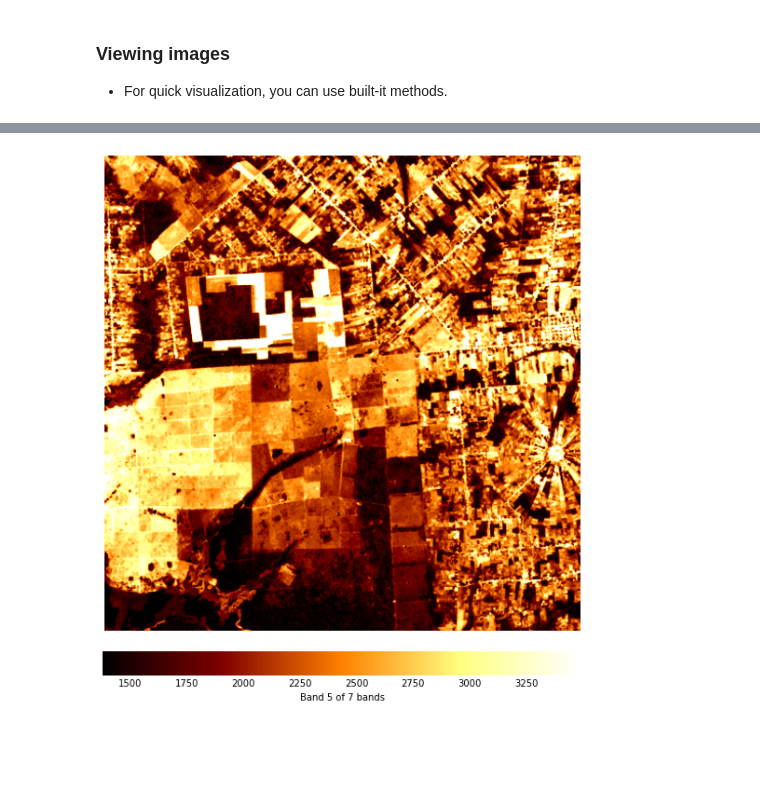
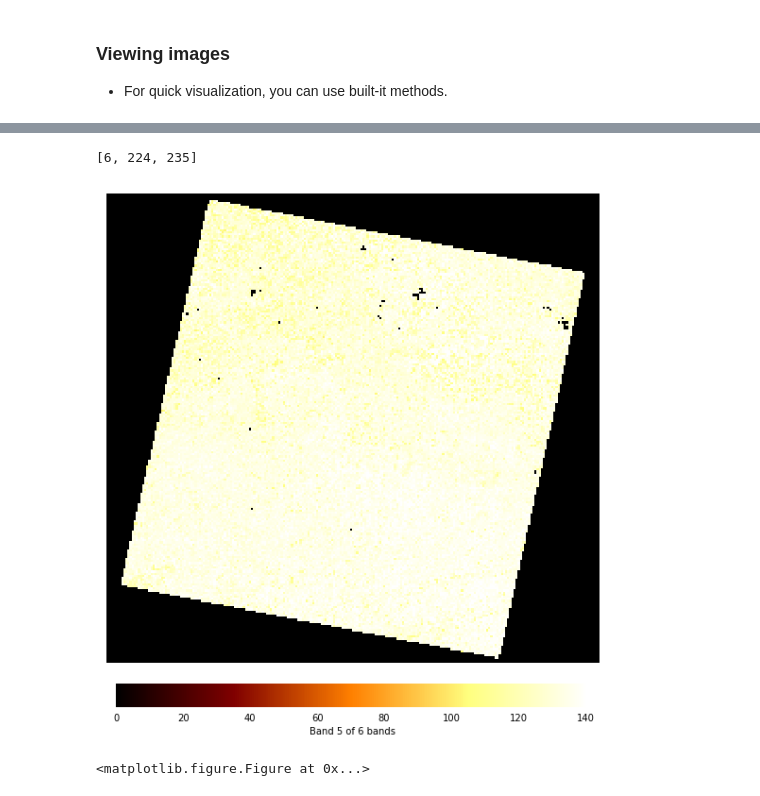
Before and after one commit to jgrss/mpglue, a Jupyter notebook: notebooks/image_handling.ipynb, the cells around one changed output, grey strips where cells are left out. Drawn from its saved outputs; the diff is of its cells as text; code cells hidden in the pictures; blank space fills up the shorter version.

```diff
--- a/notebooks/image_handling.ipynb
+++ b/notebooks/image_handling.ipynb
@@ -118,4 +127,9 @@ print image_array.shape
 # %%
 # Open a 500 x 500 pixel array
 with gl.ropen(image2open) as i_info:
-    image_array = i_info.read(bands2open=[3, 4], i=20, j=30, rows=50, cols=50)
+
+    image_array = i_info.read(bands2open=[3, 4],
+                              i=20,
+                              j=30,
+                              rows=50,
+                              cols=50)
@@ -121,0 +144,9 @@ with gl.ropen(image2open) as i_info:
+# %%
+# Open a 500 x 500 pixel array
+with gl.ropen(image2open) as i_info:
+
+    image_array = i_info.read(bands2open=[3, 4],
+                              x=-45314.7978005,
+                              y=-353296.312702,
+                              rows=50,
+                              cols=50)
@@ -146,4 +197,6 @@ with gl.ropen(image2open) as i_info:
 # the array will be set as the red and NIR bands if
 # an index was computed. Here, we are viewing band 1,
 # which is the red band (1 of 2 bands in the array).
-i_info.show(color_map='Greys', band=1)
+with gl.ropen(image2open) as i_info:
+    i_info.read()
+    i_info.show(color_map='Greys', band=1)
@@ -150,14 +206,20 @@ i_info.show(color_map='Greys', band=1)
 # %%
 # In order to view any of the image's original bands,
 # reload the array. Here, we load the entire image.
-image_array = i_info.read(bands2open=-1, i=2000, j=2000, rows=500, cols=500)
+with gl.ropen(image2open) as i_info:
+    image_array = i_info.read(bands2open=-1)
 # %%
 print i_info.array_shape
+# %% [output]
+[6, 224, 235]
 # %%
 # Now view the MidIR band.
-i_info.show(band=5, color_map='afmhot')
+with gl.ropen(image2open) as i_info:
+    image_array = i_info.read(bands2open=-1)
+    i_info.show(band=5, color_map='afmhot')
 # %% [output]
-[figure, old version]
+[figure, new version]
+<matplotlib.figure.Figure at 0x...>
 # %%
 # Load the three visible bands and
 #   view the true color plot.
```
Also changed, not shown: parts of 13 cells of this notebook, 3 other files.
